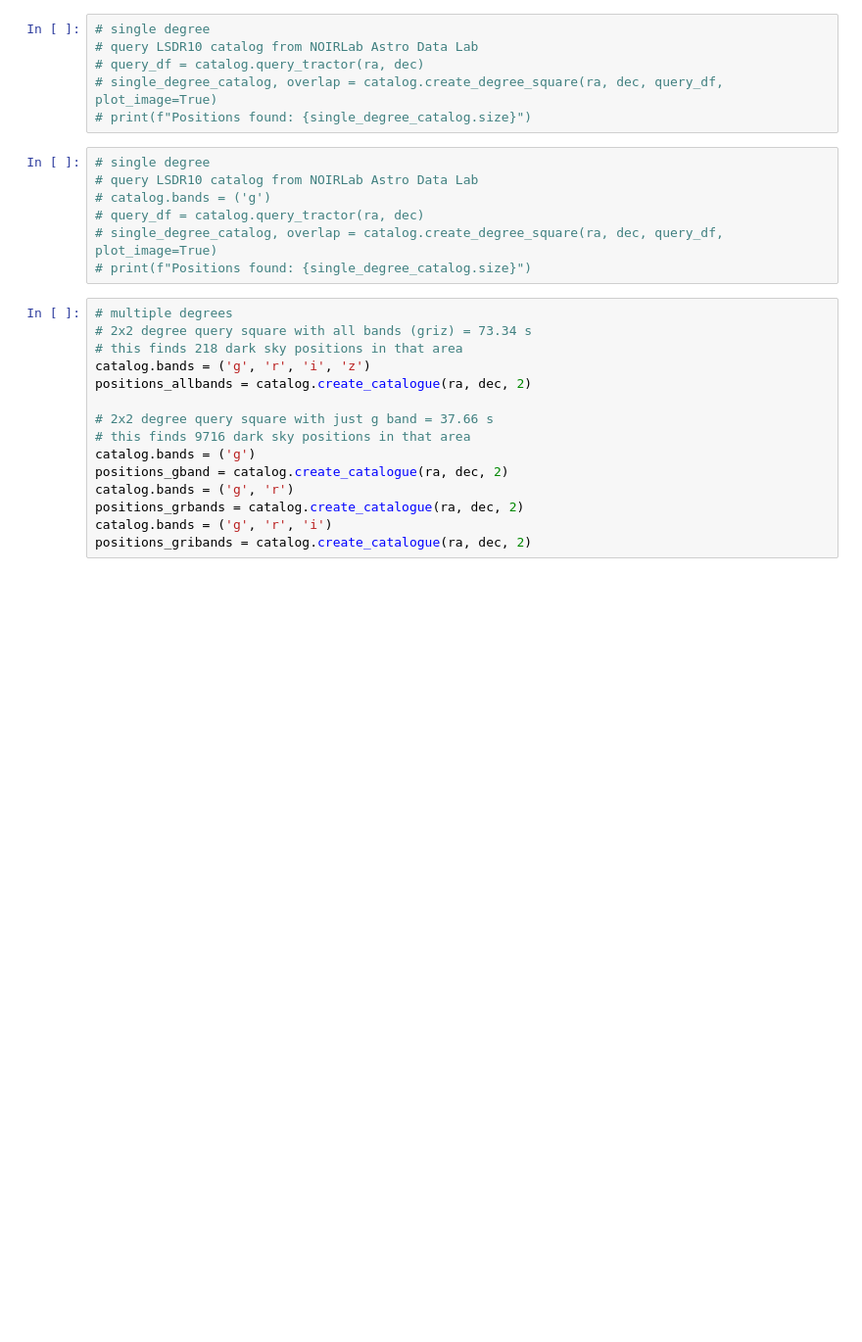
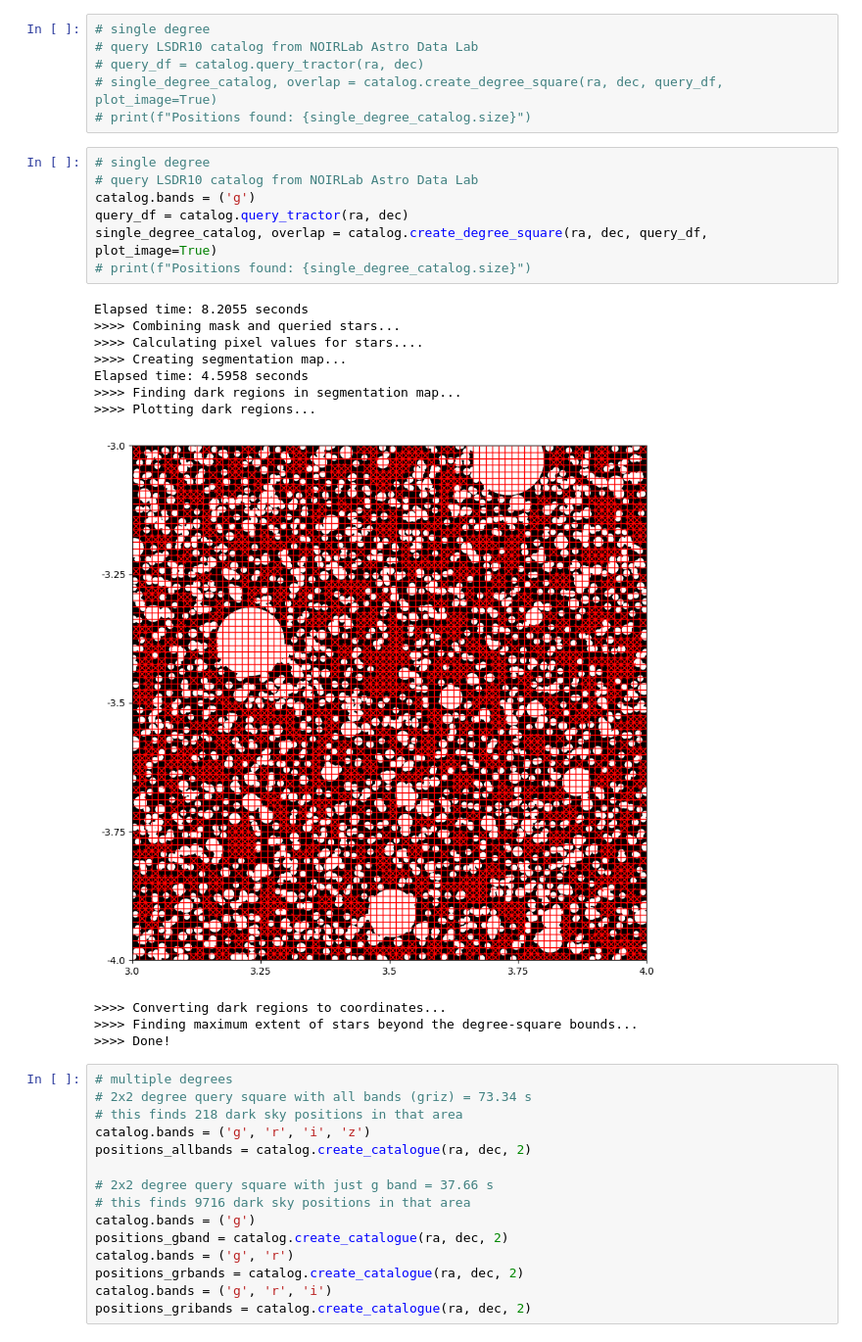
Before and after one commit to cyb0rb/WiFeS_Catalog, a Jupyter notebook: generating_catalogs.ipynb, the cells around one changed output. Shown at 98% size. Saved outputs shown, nothing was run; the diff lists cells and outputs as text; blank space fills up the shorter version.

```diff
--- a/generating_catalogs.ipynb
+++ b/generating_catalogs.ipynb
@@ -45,10 +45,22 @@ Sky positions can be generated on multiple different levels:
 # %%
 # single degree
 # query LSDR10 catalog from NOIRLab Astro Data Lab
-# catalog.bands = ('g')
-# query_df = catalog.query_tractor(ra, dec)
-# single_degree_catalog, overlap = catalog.create_degree_square(ra, dec, query_df, plot_image=True)
+catalog.bands = ('g')
+query_df = catalog.query_tractor(ra, dec)
+single_degree_catalog, overlap = catalog.create_degree_square(ra, dec, query_df, plot_image=True)
 # print(f"Positions found: {single_degree_catalog.size}")
+# %% [output]
+Elapsed time: 8.2055 seconds
+>>>> Combining mask and queried stars...
+>>>> Calculating pixel values for stars....
+>>>> Creating segmentation map...
+Elapsed time: 4.5958 seconds
+>>>> Finding dark regions in segmentation map...
+>>>> Plotting dark regions...
+[figure, added]
+>>>> Converting dark regions to coordinates...
+>>>> Finding maximum extent of stars beyond the degree-square bounds...
+>>>> Done!
 # %%
 # multiple degrees
 # 2x2 degree query square with all bands (griz) = 73.34 s
```
Also changed, not shown: 2 other files.
